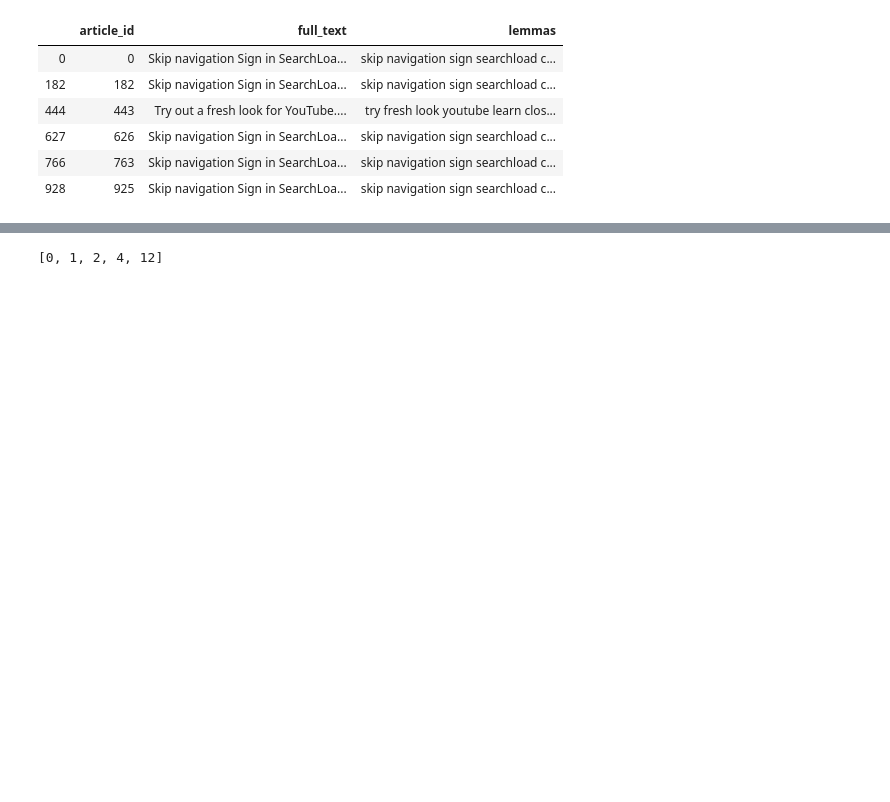
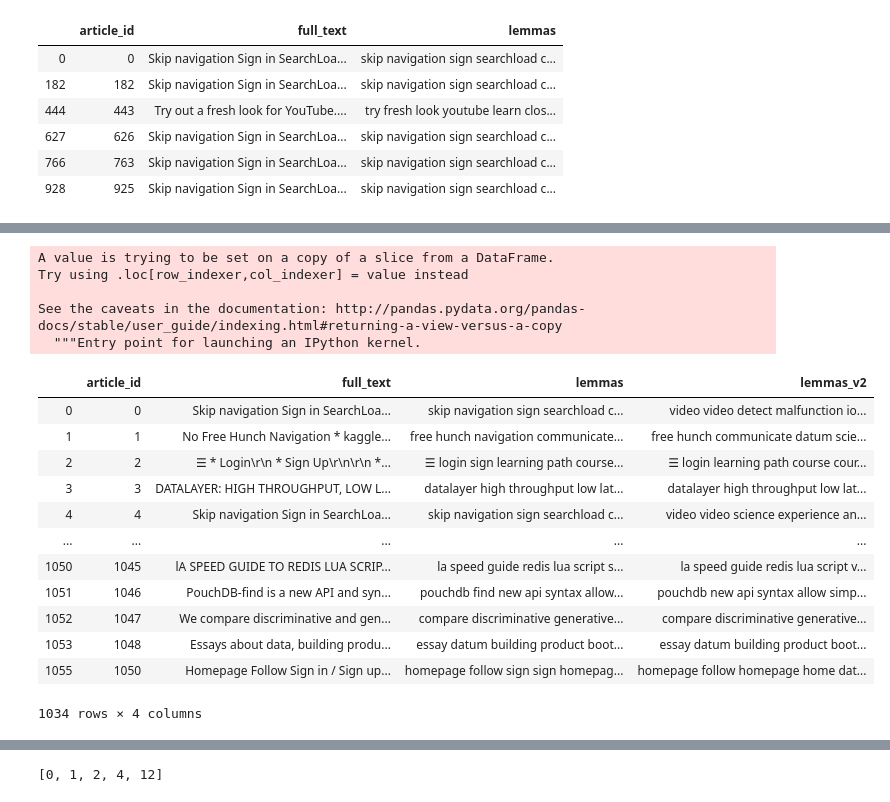
Before and after one commit to nidragedd/udadsnd-p6-recommendation_engine, a Jupyter notebook: notebooks/Recommendations_with_IBM.ipynb, the cells around one changed output, grey strips where cells are left out. Saved outputs shown, nothing was run; the diff lists cells and outputs as text; code cells hidden in the pictures; blank space fills up the shorter version.

```diff
--- a/notebooks/Recommendations_with_IBM.ipynb
+++ b/notebooks/Recommendations_with_IBM.ipynb
@@ -1013,0 +1047,7 @@ df_lemma[df_lemma['article_id'].isin([0, 925, 182, 443, 626, 763])]
+# %%
+to_remove = 'skip navigation sign searchloading close undo closethis video unavailable watch queue queue watch queue queue'
+to_remove += ' remove disconnect video start starting stop loading watch queue queue count__/__total find closedemo'
+to_remove += ' youtube term privacy policy safety send feedback add lateradd playlist autoplay duration'
+to_remove += ' report inappropriate content twitter share facebook google+'
+to_remove += ' count__/__total__try closedata ibm analytic analytics analyticsloading unsubscribe unsubscribeworking subscribe subscribed later reportneed transcript interactive loaded.loading streaming'
+to_remove += ' helploading lessloading playlists analytics.detect views suggestions english location united states restricted mode history press copyright'
@@ -1013,0 +1098,22 @@ df_lemma[df_lemma['article_id'].isin([0, 925, 182, 443, 626, 763])]
+# %%
+df_lemma['lemmas_v2'] = df_lemma['full_text'].apply(lambda x: lemmatize_text_v2(x, nlp, pos=['NOUN', 'VERB', 'ADJ']))
+df_lemma
+# %% [output]
+A value is trying to be set on a copy of a slice from a DataFrame.
+Try using .loc[row_indexer,col_indexer] = value instead
+
+See the caveats in the documentation: http://pandas.pydata.org/pandas-docs/stable/user_guide/indexing.html#returning-a-view-versus-a-copy
+  """Entry point for launching an IPython kernel.
+|  | article_id | full_text | lemmas | lemmas_v2 |
+| 0 | 0 | Skip navigation Sign in SearchLoa... | skip navigation sign searchload c... | video video detect malfunction io... |
+| 1 | 1 | No Free Hunch Navigation * kaggle... | free hunch navigation communicate... | free hunch communicate datum scie... |
+| 2 | 2 | ☰ * Login\r\n * Sign Up\r\n\r\n *... | ☰ login sign learning path course... | ☰ login learning path course cour... |
+| 3 | 3 | DATALAYER: HIGH THROUGHPUT, LOW L... | datalayer high throughput low lat... | datalayer high throughput low lat... |
+| 4 | 4 | Skip navigation Sign in SearchLoa... | skip navigation sign searchload c... | video video science experience an... |
+| ... | ... | ... | ... | ... |
+| 1050 | 1045 | lA SPEED GUIDE TO REDIS LUA SCRIP... | la speed guide redis lua script s... | la speed guide redis lua script v... |
+| 1051 | 1046 | PouchDB-find is a new API and syn... | pouchdb find new api syntax allow... | pouchdb new api syntax allow simp... |
+| 1052 | 1047 | We compare discriminative and gen... | compare discriminative generative... | compare discriminative generative... |
+| 1053 | 1048 | Essays about data, building produ... | essay datum building product boot... | essay datum building product boot... |
+| 1055 | 1050 | Homepage Follow Sign in / Sign up... | homepage follow sign sign homepag... | homepage follow homepage home dat... |
+1034 rows × 4 columns
```
Also changed, not shown: parts of 35 cells of this notebook, 1 other file.
